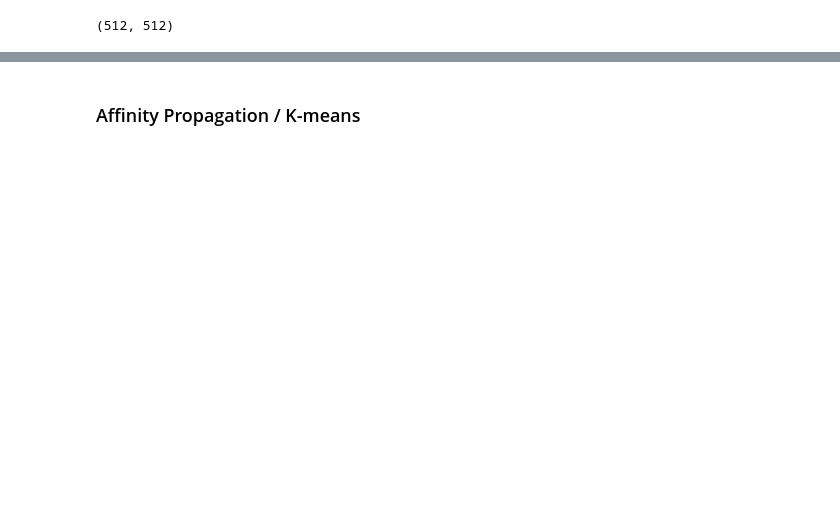
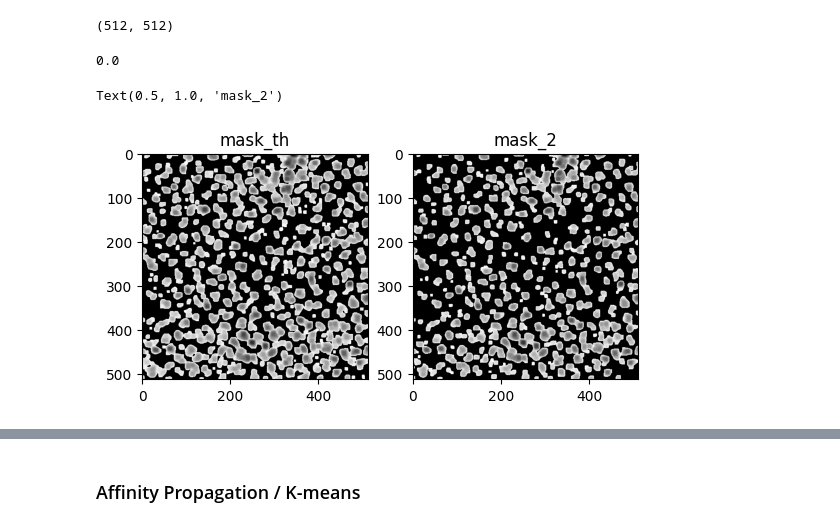
Before and after one commit to Jojo3235/tratamiento-imagense, a Jupyter notebook: Tratamiento de imagenes biomedicas/proyecto/practica.ipynb, the cells around one changed output, grey strips where cells are left out. Saved outputs shown, nothing was run; the diff lists cells and outputs as text; code cells hidden in the pictures; blank space fills up the shorter version.

```diff
--- a/Tratamiento de imagenes biomedicas/proyecto/practica.ipynb
+++ b/Tratamiento de imagenes biomedicas/proyecto/practica.ipynb
@@ -83,3 +68,26 @@ plt.imshow(test1, cmap="gray")
 test_gauss.shape
 # %% [output]
 (512, 512)
+# %%
+# alo = min_img - min_img.min()
+# alo2 = alo/alo.max()
+# alo2.max()
+print(min_img.min())
+mask_th = min_img.mean()
+
+mask_min = min_img < mask_th
+mask_min_2 = min_img < 0.45
+
+new_min = min_img*mask_min
+new_min_2 = min_img*mask_min_2
+
+plt.subplot(1,2,1)
+plt.imshow(new_min, cmap="gray")
+plt.title("mask_th")
+plt.subplot(1,2,2)
+plt.imshow(new_min_2, cmap="gray")
+plt.title("mask_2")
+# %% [output]
+0.0
+Text(0.5, 1.0, 'mask_2')
+[figure, added]
```
Also changed, not shown: parts of 12 cells of this notebook.
